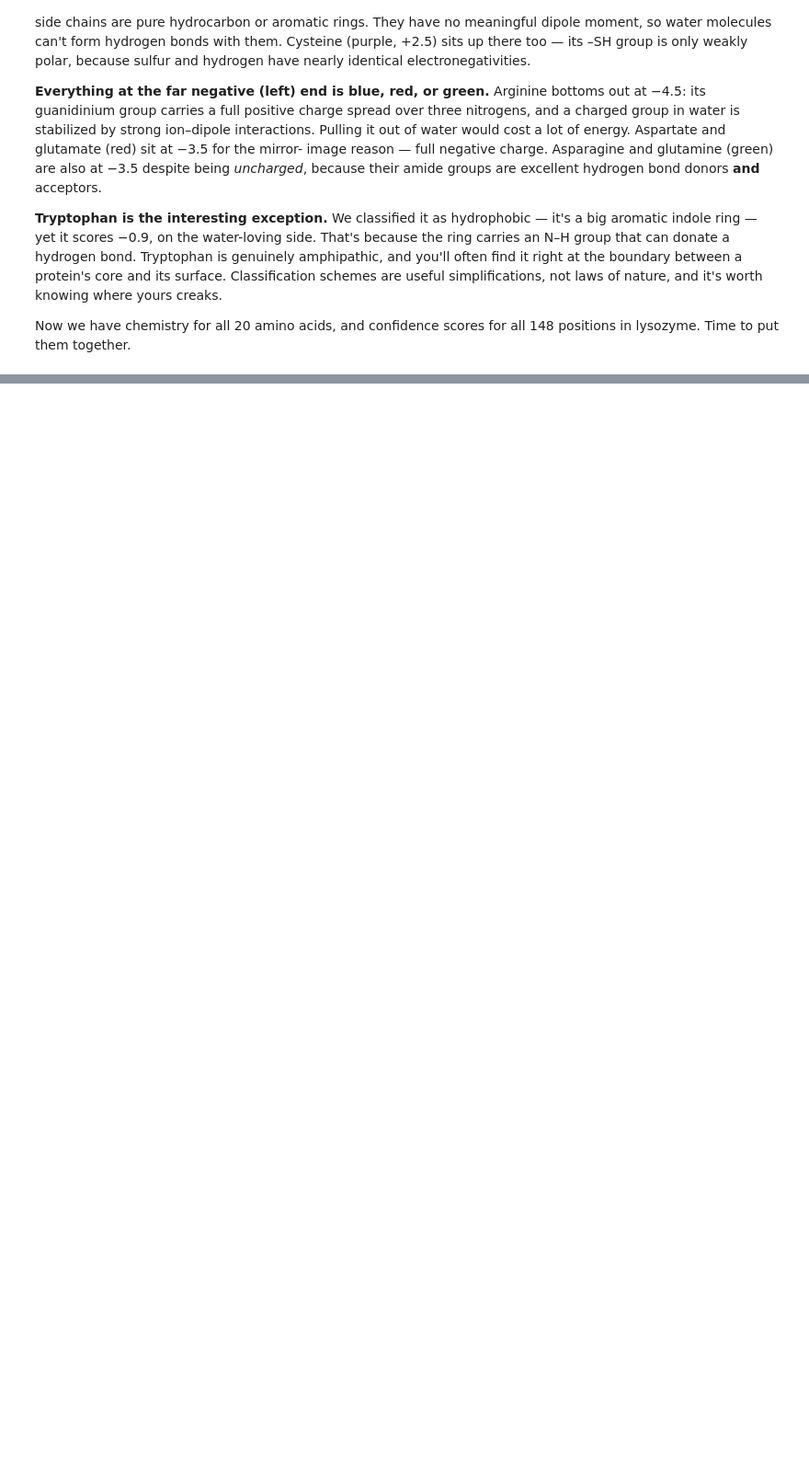
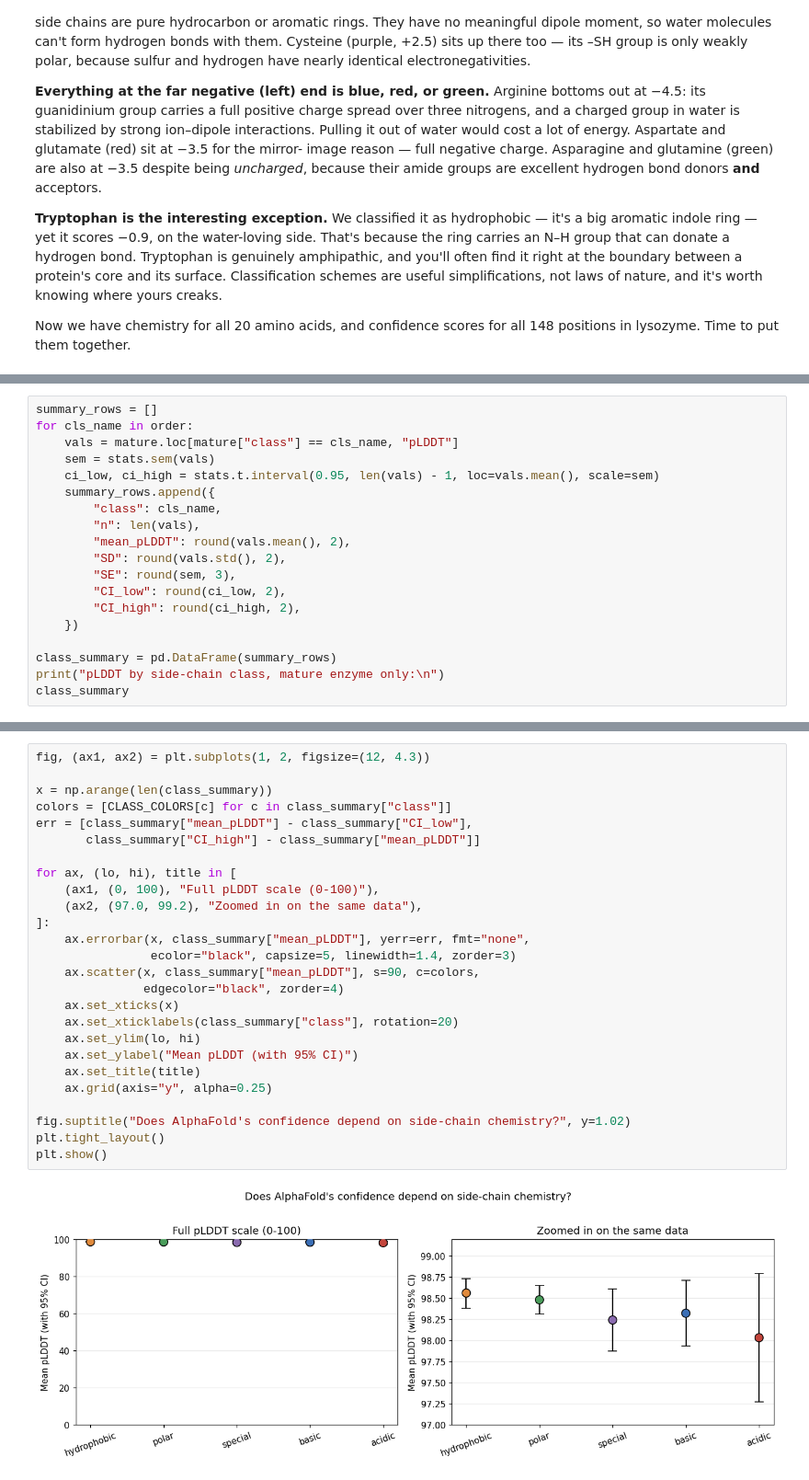
Before and after one commit to legpt/alphafold-confidence-project, a Jupyter notebook: amino_acid_chemistry_confidence.ipynb, the cells around one changed output, grey strips where cells are left out. Shown at 92% size. Drawn from its saved outputs; the diff is of its cells as text; blank space fills up the shorter version.

```diff
--- a/amino_acid_chemistry_confidence.ipynb
+++ b/amino_acid_chemistry_confidence.ipynb
@@ -433,0 +564,19 @@ lysozyme. Time to put them together.
+# %%
+summary_rows = []
+for cls_name in order:
+    vals = mature.loc[mature["class"] == cls_name, "pLDDT"]
+    sem = stats.sem(vals)
+    ci_low, ci_high = stats.t.interval(0.95, len(vals) - 1, loc=vals.mean(), scale=sem)
+    summary_rows.append({
+        "class": cls_name,
+        "n": len(vals),
+        "mean_pLDDT": round(vals.mean(), 2),
+        "SD": round(vals.std(), 2),
+        "SE": round(sem, 3),
+        "CI_low": round(ci_low, 2),
+        "CI_high": round(ci_high, 2),
+    })
+
+class_summary = pd.DataFrame(summary_rows)
+print("pLDDT by side-chain class, mature enzyme only:\n")
+class_summary
@@ -433,0 +591,28 @@ lysozyme. Time to put them together.
+# %%
+fig, (ax1, ax2) = plt.subplots(1, 2, figsize=(12, 4.3))
+
+x = np.arange(len(class_summary))
+colors = [CLASS_COLORS[c] for c in class_summary["class"]]
+err = [class_summary["mean_pLDDT"] - class_summary["CI_low"],
+       class_summary["CI_high"] - class_summary["mean_pLDDT"]]
+
+for ax, (lo, hi), title in [
+    (ax1, (0, 100), "Full pLDDT scale (0-100)"),
+    (ax2, (97.0, 99.2), "Zoomed in on the same data"),
+]:
+    ax.errorbar(x, class_summary["mean_pLDDT"], yerr=err, fmt="none",
+                ecolor="black", capsize=5, linewidth=1.4, zorder=3)
+    ax.scatter(x, class_summary["mean_pLDDT"], s=90, c=colors,
+               edgecolor="black", zorder=4)
+    ax.set_xticks(x)
+    ax.set_xticklabels(class_summary["class"], rotation=20)
+    ax.set_ylim(lo, hi)
+    ax.set_ylabel("Mean pLDDT (with 95% CI)")
+    ax.set_title(title)
+    ax.grid(axis="y", alpha=0.25)
+
+fig.suptitle("Does AlphaFold's confidence depend on side-chain chemistry?", y=1.02)
+plt.tight_layout()
+plt.show()
+# %% [output]
+[figure, added]
```
Also changed, not shown: parts of 9 cells of this notebook.
